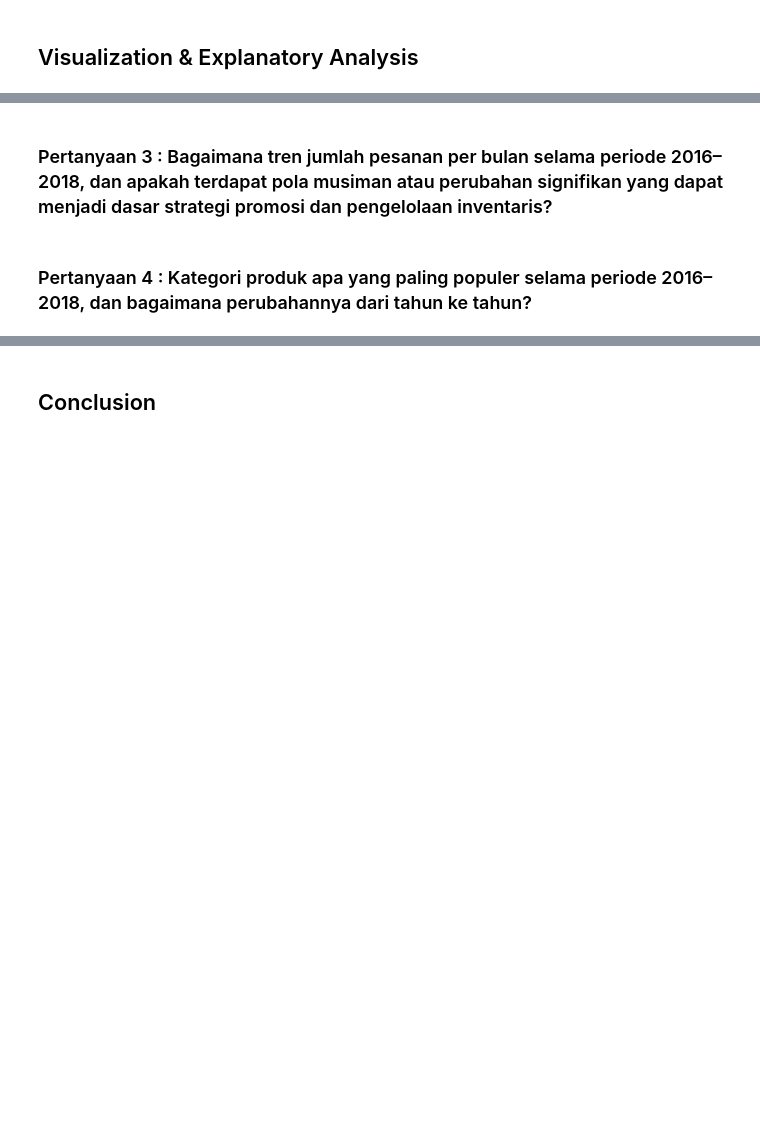
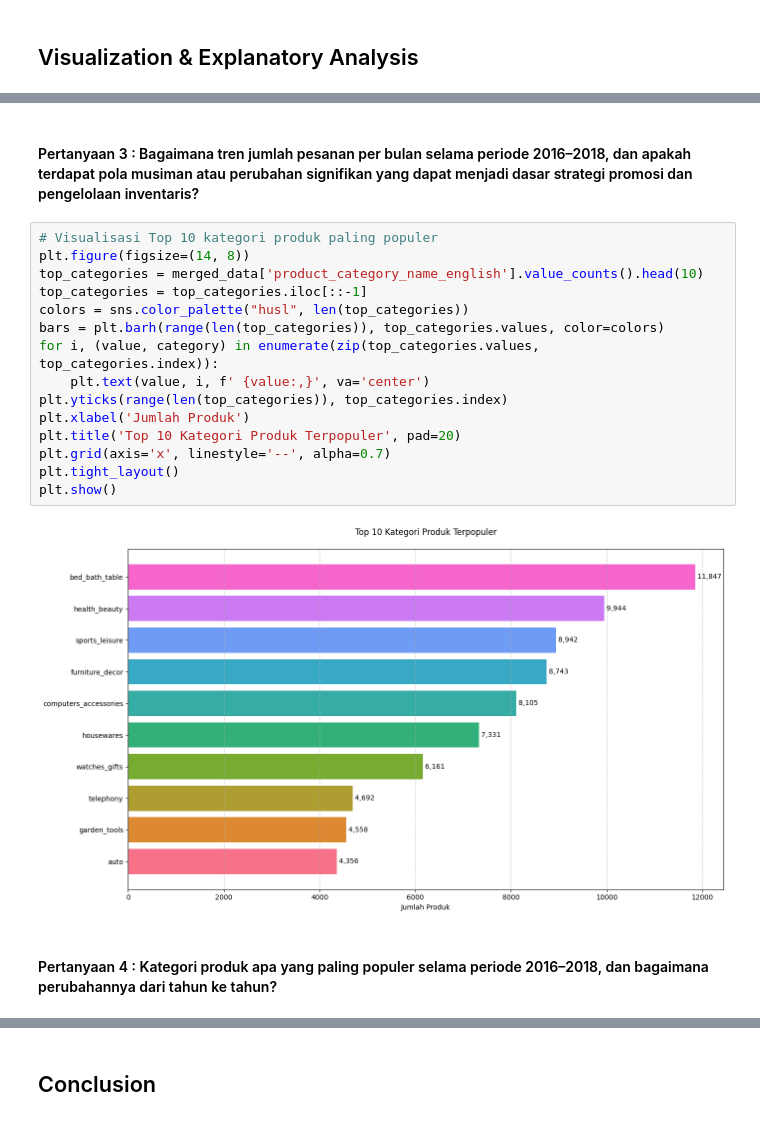
Before and after one commit to fiyandamamuri/e-commerce_public_datasets_analysis, a Jupyter notebook: notebook copy.ipynb, the cells around one changed output, grey strips where cells are left out. Drawn from its saved outputs; the diff is of its cells as text; blank space fills up the shorter version.

```diff
--- a/notebook copy.ipynb
+++ b/notebook copy.ipynb
@@ -1007,4 +1106,21 @@ RFM_Score
 # %% [markdown]
-### Pertanyaan 3 : Bagaimana tren jumlah pesanan per bulan selama periode 2016–2018, dan apakah terdapat pola musiman atau perubahan signifikan yang dapat menjadi dasar strategi promosi dan pengelolaan inventaris?
+#### Pertanyaan 3 : Bagaimana tren jumlah pesanan per bulan selama periode 2016–2018, dan apakah terdapat pola musiman atau perubahan signifikan yang dapat menjadi dasar strategi promosi dan pengelolaan inventaris?
+# %%
+# Visualisasi Top 10 kategori produk paling populer
+plt.figure(figsize=(14, 8))
+top_categories = merged_data['product_category_name_english'].value_counts().head(10)
+top_categories = top_categories.iloc[::-1]
+colors = sns.color_palette("husl", len(top_categories))
+bars = plt.barh(range(len(top_categories)), top_categories.values, color=colors)
+for i, (value, category) in enumerate(zip(top_categories.values, top_categories.index)):
+    plt.text(value, i, f' {value:,}', va='center')
+plt.yticks(range(len(top_categories)), top_categories.index)
+plt.xlabel('Jumlah Produk')
+plt.title('Top 10 Kategori Produk Terpopuler', pad=20)
+plt.grid(axis='x', linestyle='--', alpha=0.7)
+plt.tight_layout()
+plt.show()
+# %% [output]
+[figure, added]
 # %% [markdown]
-### Pertanyaan 4 : Kategori produk apa yang paling populer selama periode 2016–2018, dan bagaimana perubahannya dari tahun ke tahun?
+#### Pertanyaan 4 : Kategori produk apa yang paling populer selama periode 2016–2018, dan bagaimana perubahannya dari tahun ke tahun?
```
Also changed, not shown: parts of 25 cells of this notebook, 1 other file.
